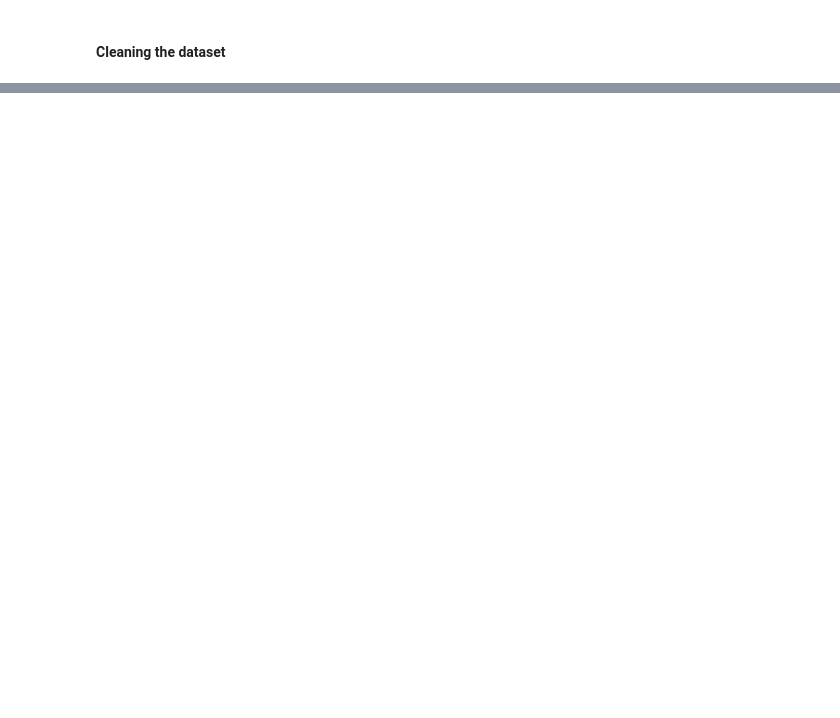
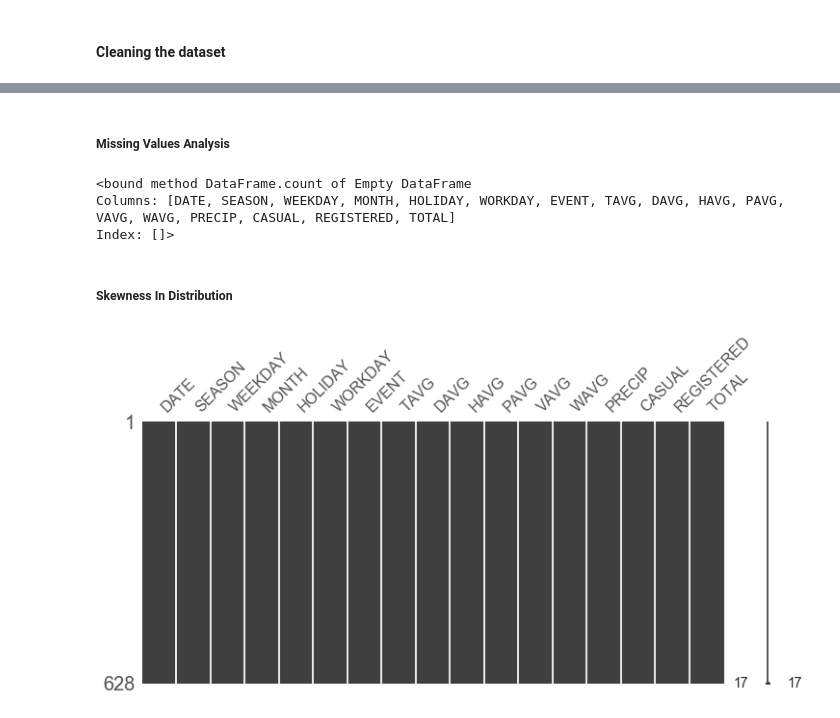
Before and after one commit to msubhabrata3/hubway-trip-analysis, a Jupyter notebook: Hubway-trip.ipynb, the cells around one changed output, grey strips where cells are left out. Drawn from its saved outputs; the diff is of its cells as text; code cells hidden in the pictures; blank space fills up the shorter version.

```diff
--- a/Hubway-trip.ipynb
+++ b/Hubway-trip.ipynb
@@ -228,0 +302,16 @@ df2.head()
+# %% [markdown]
+##### Missing Values Analysis
+# %%
+null_data = dfDailyRental[dfDailyRental.isnull().any(axis=1)]
+print(null_data.count)
+# %% [output]
+<bound method DataFrame.count of Empty DataFrame
+Columns: [DATE, SEASON, WEEKDAY, MONTH, HOLIDAY, WORKDAY, EVENT, TAVG, DAVG, HAVG, PAVG, VAVG, WAVG, PRECIP, CASUAL, REGISTERED, TOTAL]
+Index: []>
+# %% [markdown]
+##### Skewness In Distribution
+# %%
+import missingno as msno
+msno.matrix(dfDailyRental,figsize=(12,5))
+# %% [output]
+[figure, added]
```
Also changed, not shown: parts of 57 cells of this notebook.
